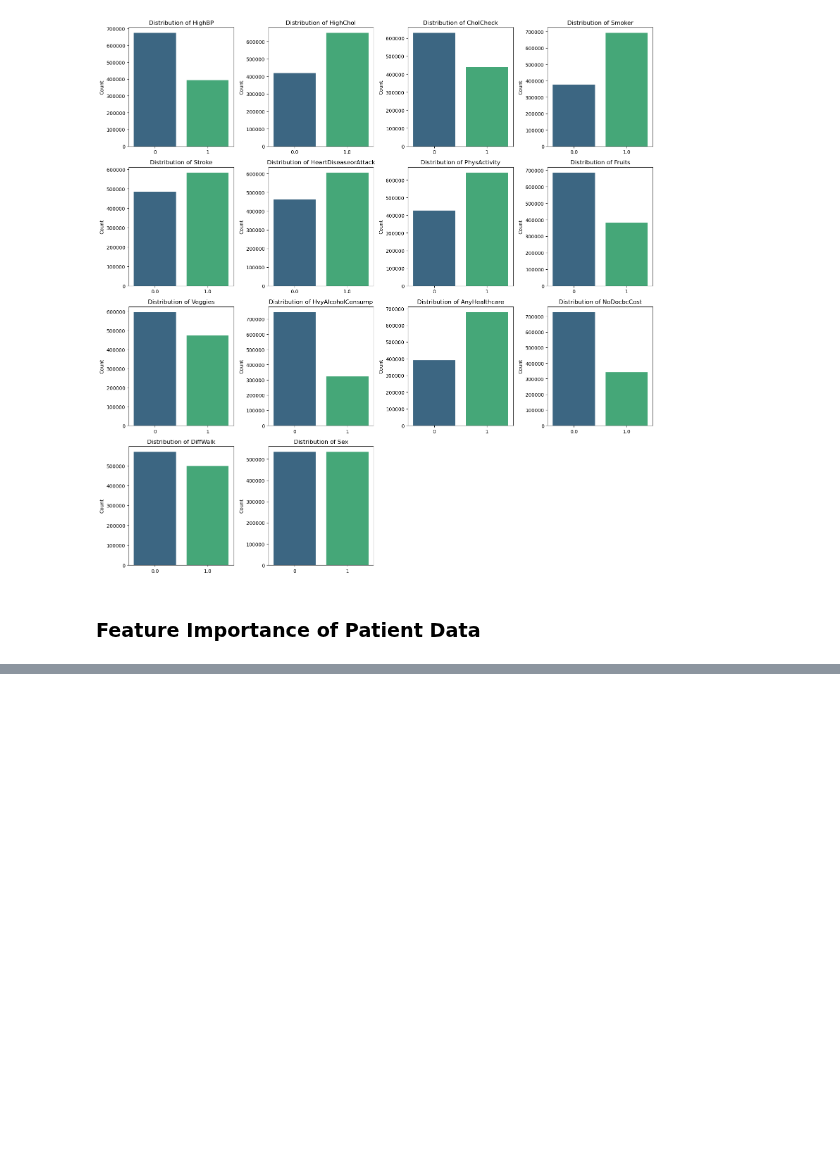
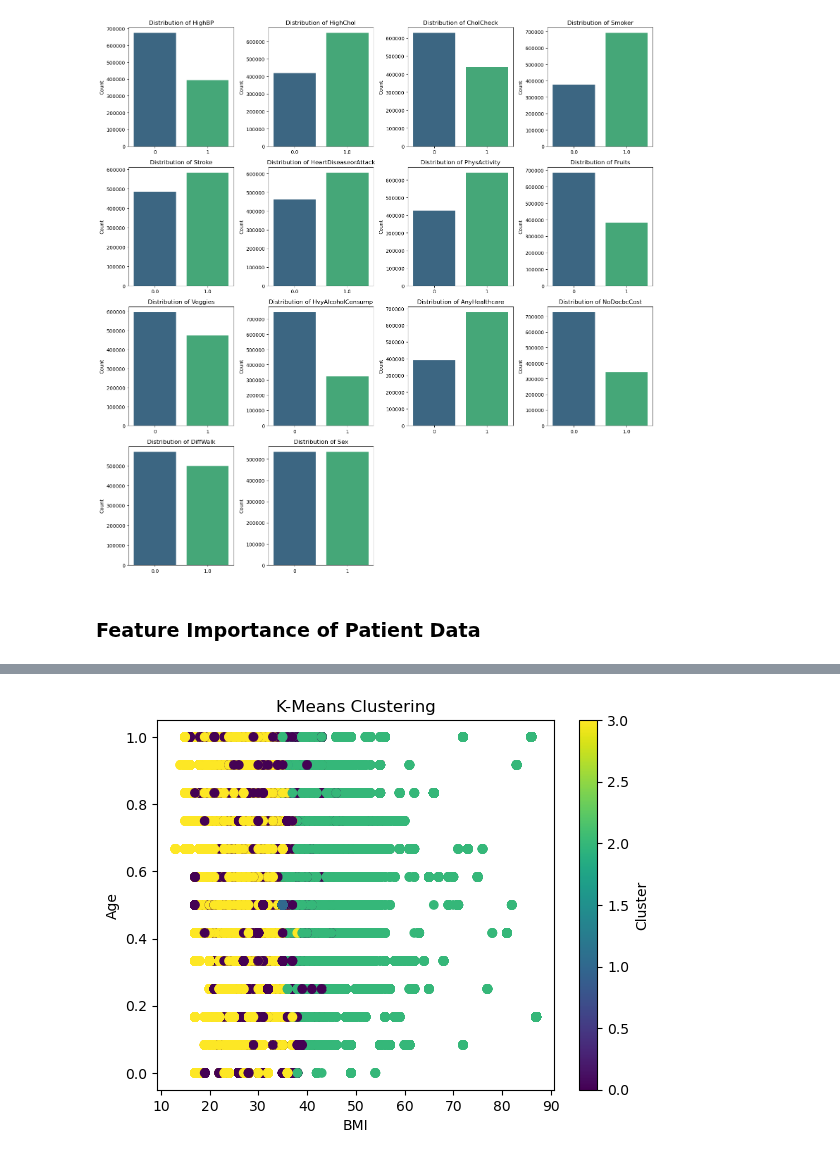
Before and after one commit to lvandine44/MADS-Capstone, a Jupyter notebook: 3-EDA and Preprocessing.ipynb, the cells around one changed output, grey strips where cells are left out. Cells and saved outputs as stored; diff of their text form; code cells hidden in the pictures; blank space fills up the shorter version.

```diff
--- a/3-EDA and Preprocessing.ipynb
+++ b/3-EDA and Preprocessing.ipynb
@@ -387,0 +355,34 @@ AttributeError: 'NoneType' object has no attribute 'split'
+# %%
+numeric_cols = ['BMI', 'Glucose Value']
+
+# Separate the columns into their respective categories
+binary_data = patient_df[binary_cols]
+ordinal_data = patient_df[ord_cols]
+numeric_data = patient_df[numeric_cols]
+
+# Scale the numeric data
+scaler = StandardScaler()
+numeric_data_scaled = scaler.fit_transform(numeric_data)
+
+# Convert scaled numeric data to a DataFrame
+numeric_data_scaled_df = pd.DataFrame(numeric_data_scaled, columns=numeric_cols, index=patient_df.index)
+
+# Combine all preprocessed data
+preprocessed_data = pd.concat([binary_data, ordinal_data, numeric_data_scaled_df], axis=1)
+
+# Apply K-Means clustering
+kmeans = KMeans(n_clusters=4, random_state=42)  # Example: 3 clusters
+clusters = kmeans.fit_predict(preprocessed_data)
+
+# Add the cluster labels back to the original dataframe
+patient_df['Cluster'] = clusters
+
+# Visualize the results
+plt.scatter(patient_df['BMI'], patient_df['Age'], c=patient_df['Cluster'], cmap='viridis')
+plt.xlabel('BMI')
+plt.ylabel('Age')
+plt.title('K-Means Clustering')
+plt.colorbar(label='Cluster')
+plt.show()
+# %% [output]
+[figure, added]
```
Also changed, not shown: parts of 6 cells of this notebook.
